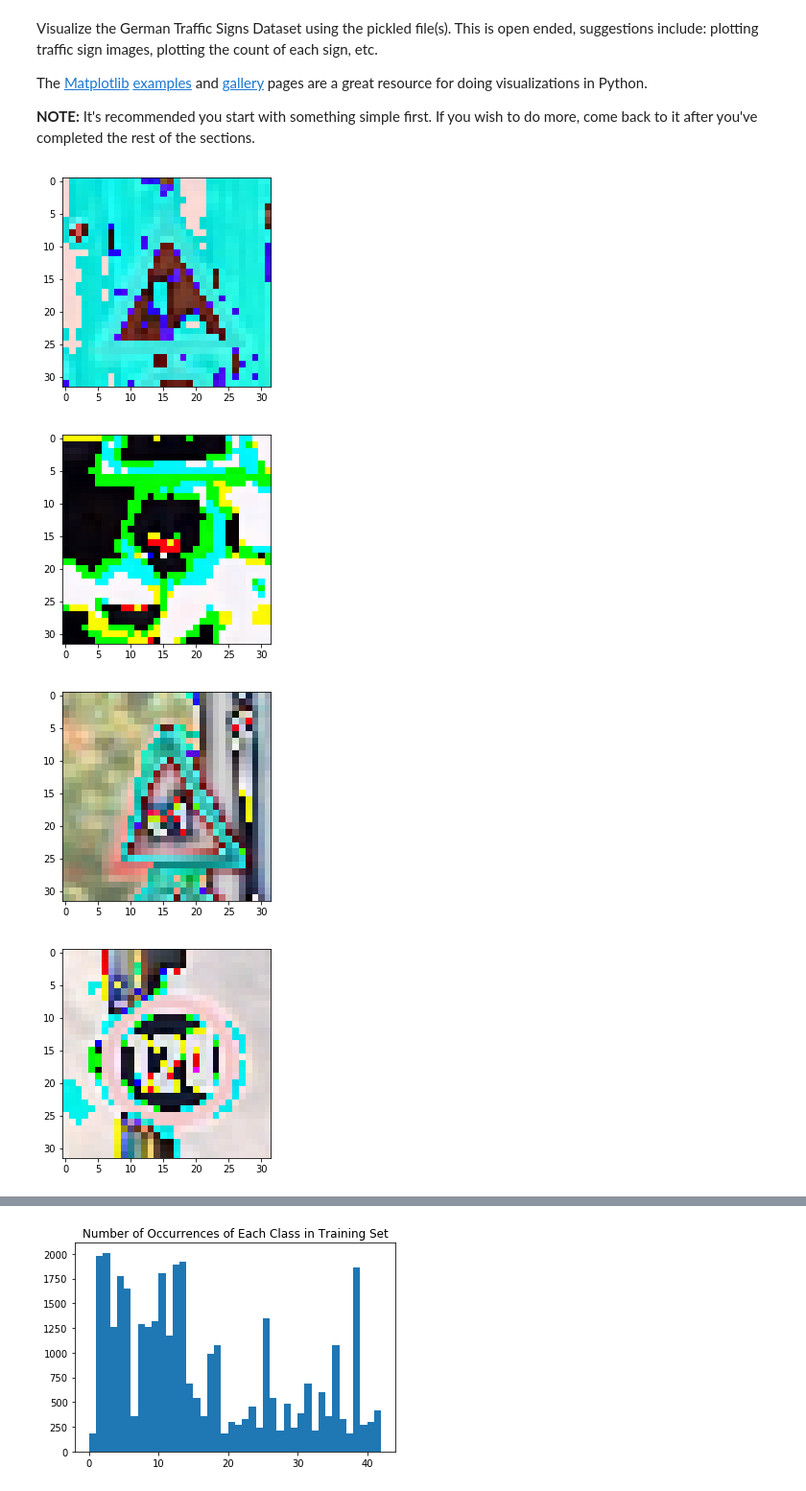
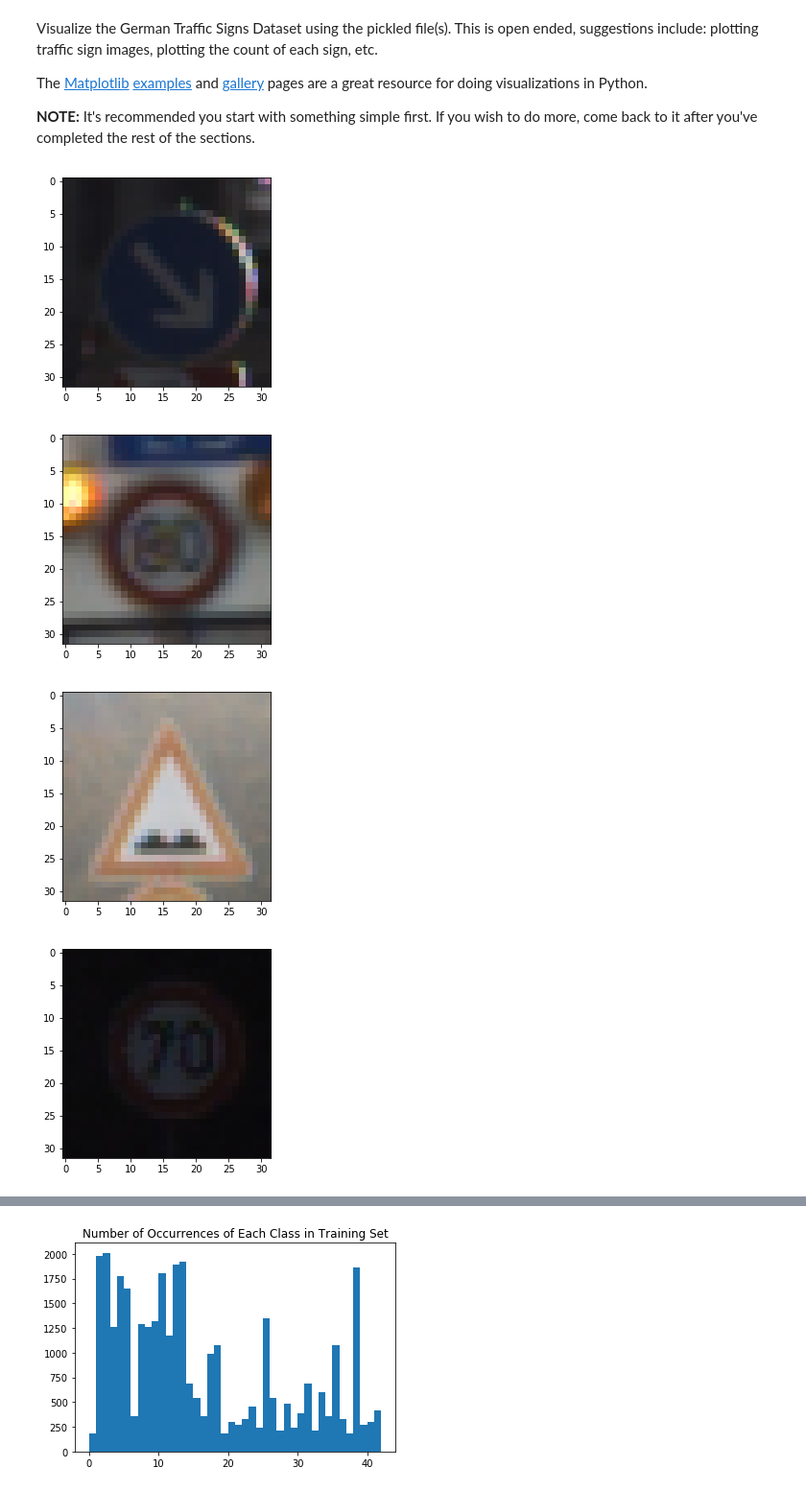
Before and after one commit to pmelick/CarND-Traffic-Sign-Classifier-Project, a Jupyter notebook: Traffic_Sign_Classifier.ipynb, the cells around one changed output, grey strips where cells are left out. Shown at 96% size. Saved outputs shown, nothing was run; the diff lists cells and outputs as text; code cells hidden in the pictures.

Commit message:
Added data augmentation

```diff
--- a/Traffic_Sign_Classifier.ipynb
+++ b/Traffic_Sign_Classifier.ipynb
@@ -23,7 +23,7 @@ The [rubric](https://review.udacity.com/#!/rubrics/481/view) contains "Stand Out
 # Load pickled traffic sign data.
 import pickle
 
-data_dir = "/home/carnd/CarND-Traffic-Sign-Classifier-Project/traffic-signs-data/"
+data_dir = "/home/pmelick/CarND-Traffic-Sign-Classifier-Project/traffic-signs-data/"
 
 training_file = data_dir + "train.p"
 validation_file= data_dir + "valid.p"
@@ -36,9 +36,9 @@ with open(validation_file, mode='rb') as f:
 with open(testing_file, mode='rb') as f:
     test = pickle.load(f)
 
-X_train, y_train = train['features'], train['labels']
-X_valid, y_valid = valid['features'], valid['labels']
-X_test, y_test = test['features'], test['labels']
+X_train_original, y_train_original = train['features'], train['labels']
+X_valid_original, y_valid = valid['features'], valid['labels']
+X_test_original, y_test = test['features'], test['labels']
 # %% [markdown]
 ---
 
@@ -55,9 +55,9 @@ Complete the basic data summary below. Use python, numpy and/or pandas methods t
 # %% [markdown]
 ### Provide a Basic Summary of the Data Set Using Python, Numpy and/or Pandas
 # %%
-n_train = len(X_train)
+n_train = len(X_train_original)
 
-n_test = len(X_test)
+n_test = len(X_test_original)
 
 image_shape = train['sizes'][0]
 
@@ -83,17 +83,17 @@ The [Matplotlib](http://matplotlib.org/) [examples](http://matplotlib.org/exampl
 # %%
 ### Display a random 10 images.
 ### This is a good sanity check to make sure the images are loaded and sized correctly.
 import matplotlib.pyplot as plt
 import random
 # Visualizations will be shown in the notebook.
 %matplotlib inline
 num_images_to_show = 10
 for i in range(num_images_to_show):
     image_idx = int(random.random() * (n_train - 1))
     plt.figure()
-    plt.imshow(X_train[image_idx])
+    plt.imshow(X_train_original[image_idx])
 # %% [output]
-[figure, old version]
+[figure, new version]
-[figure, old version]
+[figure, new version]
-[figure, old version]
+[figure, new version]
-[figure, old version]
+[figure, new version]
```
Also changed, not shown: parts of 8 cells of this notebook.
